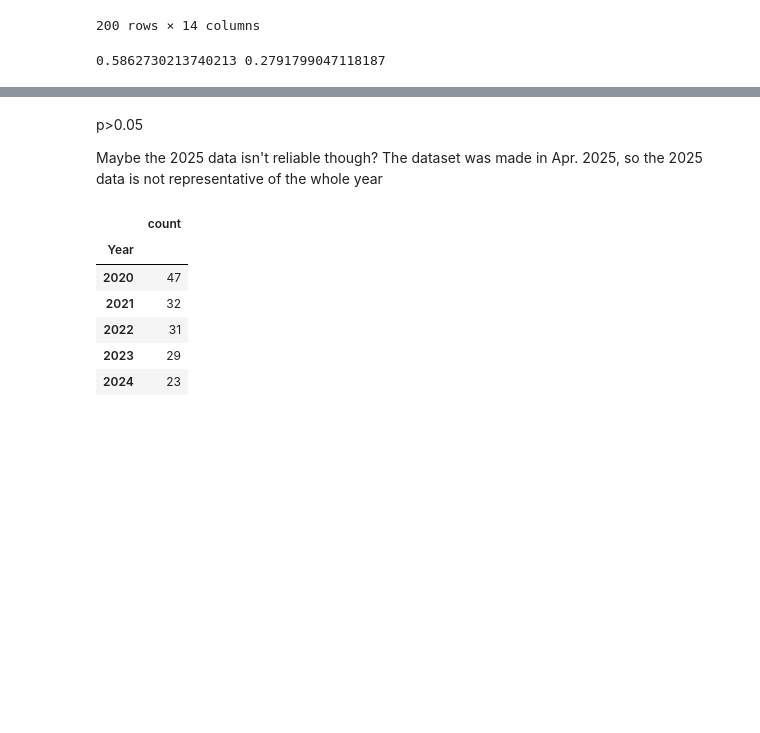
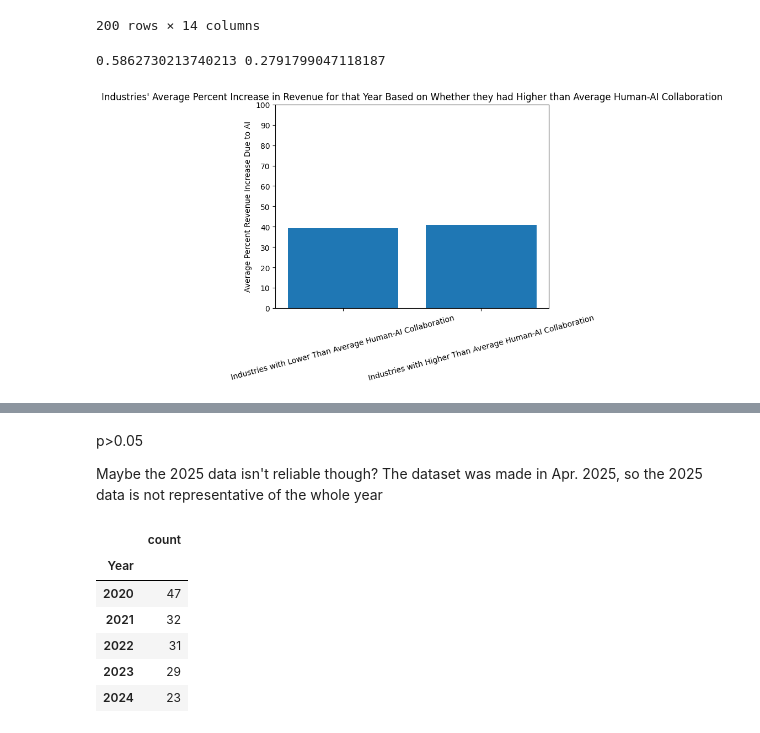
Before and after one commit to jigar-shroff/AiOnDigitalMediaResearch, a Jupyter notebook: AIOnDigitalMediaResearch.ipynb, the cells around one changed output, grey strips where cells are left out. Saved outputs shown, nothing was run; the diff lists cells and outputs as text; code cells hidden in the pictures; blank space fills up the shorter version.

```diff
--- a/AIOnDigitalMediaResearch.ipynb
+++ b/AIOnDigitalMediaResearch.ipynb
@@ -1076,3 +1092,16 @@ t2, p2 = stats.ttest_ind(higherThanAvgHAI["Revenue Increase Due to AI"], lowerTh
 print(t2, p2)
 # %% [output]
 0.5862730213740213 0.2791799047118187
+# %%
+plt.bar(["Industries with Lower Than Average Human-AI Collaboration", "Industries with Higher Than Average Human-AI Collaboration"], [lowerThanAvgHAI["Revenue Increase Due to AI"].mean(), higherThanAvgHAI["Revenue Increase Due to AI"].mean()], label = ["Lower than Average Human-AI Collaboration", "Higher than Average Human-AI Collaboration"])
+
+plt.ylabel("Average Percent Revenue Increase Due to AI")
+
+plt.title("Industries' Average Percent Increase in Revenue for that Year Based on Whether they had Higher than Average Human-AI Collaboration")
+plt.xticks(rotation = 15)
+plt.yticks(range(0,101,10))
+
+# plt.savefig()
+plt.show()
+# %% [output]
+[figure, added]
```
Also changed, not shown: parts of 10 cells of this notebook.
